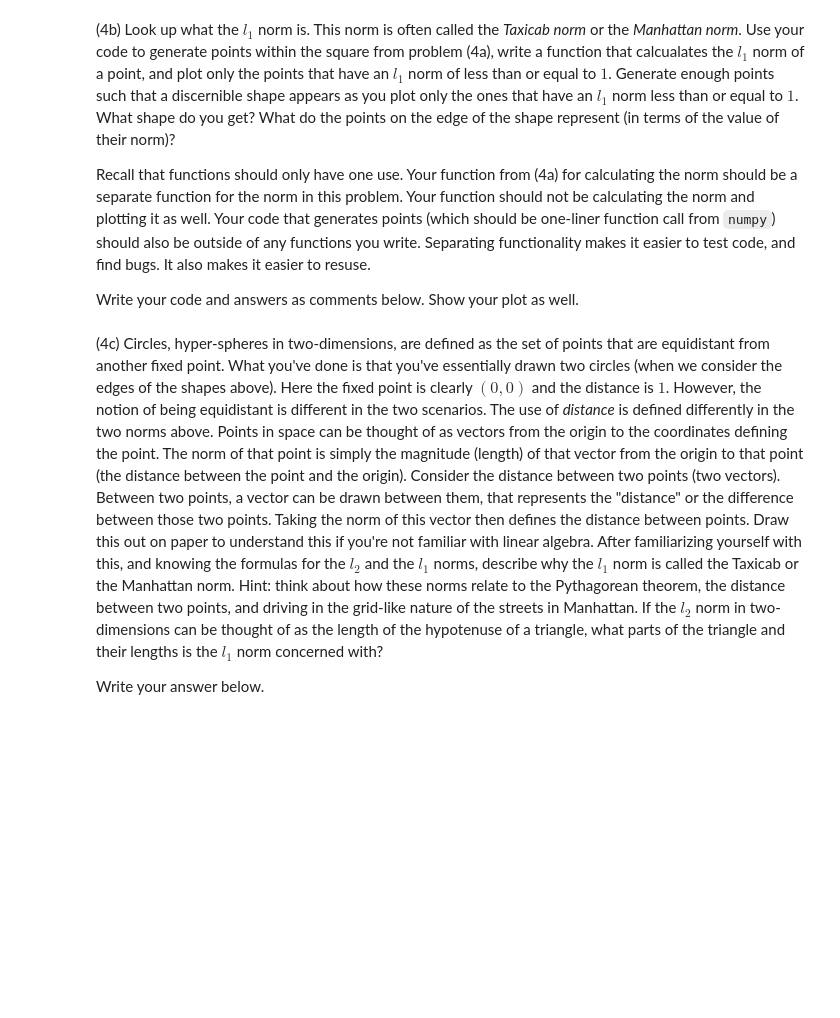
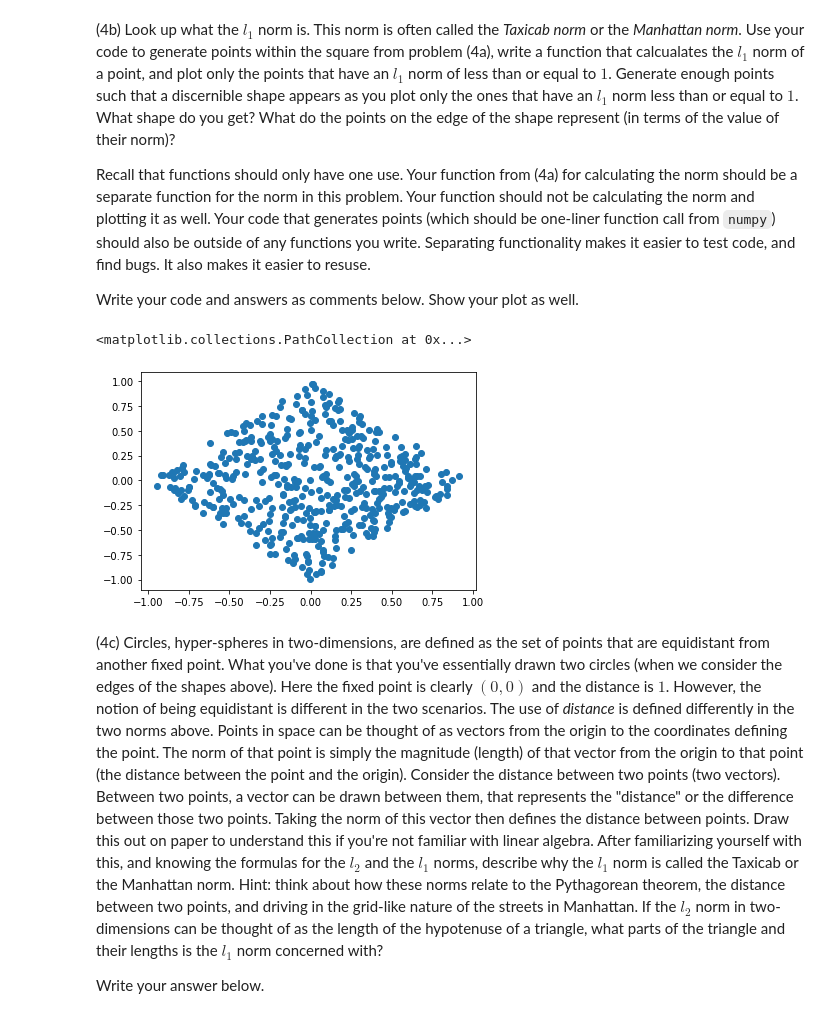
Before and after one commit to shak360/Lab-Training, a Jupyter notebook: Module_2_Python-ML/Assignment_2/EM-3/Assignment_2.ipynb, the cells around one changed output. Cells and saved outputs as stored; diff of their text form; code cells hidden in the pictures; blank space fills up the shorter version.

```diff
--- a/Module_2_Python-ML/Assignment_2/EM-3/Assignment_2.ipynb
+++ b/Module_2_Python-ML/Assignment_2/EM-3/Assignment_2.ipynb
@@ -193,4 +223,27 @@ Write your code and answers as comments below. Show your plot as well.
 Recall that functions should only have one use. Your function from (4a) for calculating the norm should be a separate function for the norm in this problem. Your function should not be calculating the norm and plotting it as well. Your code that generates points (which should be one-liner function call from `numpy`) should also be outside of any functions you write. Separating functionality makes it easier to test code, and find bugs. It also makes it easier to resuse.
 
 Write your code and answers as comments below. Show your plot as well.
+# %%
+def point_gen(n):
+    return np.random.uniform(-1,1,(n,2))
+
+def l1(x,y):
+    return abs(x) + abs(y)
+
+def plot(n):
+    a = point_gen(n)
+    x_plot_points=[]
+    y_plot_points=[]
+    count = range(n)
+    for i in count:
+        if l1(a[i][0],a[i][1]) <= 1:
+            x_plot_points.append(a[i][0])
+            y_plot_points.append(a[i][1])
+    return plt.scatter(x_plot_points, y_plot_points)
+
+plot(1000)
+#abs val of your vetcor elements is one. At tips = one element is 0 and the other is +/-1, in middle one element is +/-.5 an other is +/- .5
+# %% [output]
+<matplotlib.collections.PathCollection at 0x...>
+[figure, added]
 # %% [markdown]
```
Also changed, not shown: parts of 6 cells of this notebook, 1 other file.
